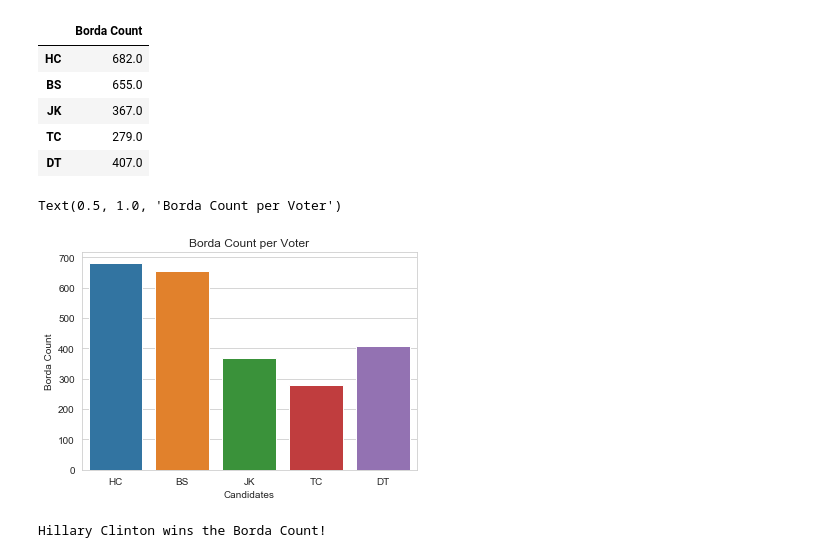
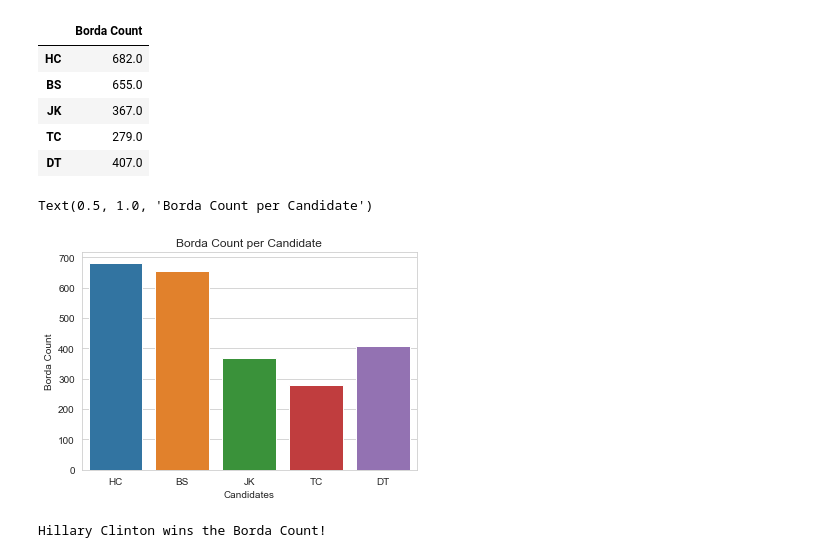
Before and after one commit to awsilva25/Personal-Projects, a Jupyter notebook: Ranking Presidential Candidates (2016).ipynb, the cells around one changed output. Cells and saved outputs as stored; diff of their text form; code cells hidden in the pictures.

Commit message:
Add files via upload
In this project I rank 2016 presidential candidates according to open source voter data provided to me by UC Davis. I use several methods such as plurality count, borda count, average scores, and the PageRank algorithm to rank candidates.

```diff
--- a/Ranking Presidential Candidates (2016).ipynb
+++ b/Ranking Presidential Candidates (2016).ipynb
@@ -216,12 +216,12 @@ pd.DataFrame(data,labels,columns=['Borda Count'])
 # %%
 # Print barplot of borda count results
 sns.barplot(x=labels,y=data)
 plt.xlabel('Candidates')
 plt.ylabel('Borda Count')
-plt.title('Borda Count per Voter')
+plt.title('Borda Count per Candidate')
 # %% [output]
-Text(0.5, 1.0, 'Borda Count per Voter')
+Text(0.5, 1.0, 'Borda Count per Candidate')
-[figure, old version]
+[figure, new version]
 # %%
 print('Hillary Clinton wins the Borda Count!')
 # %% [output]
```
